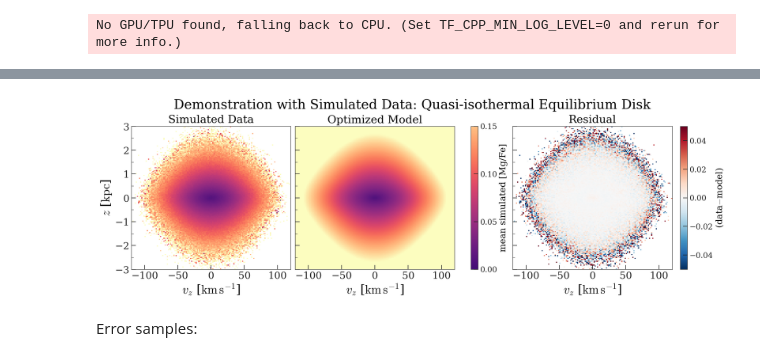
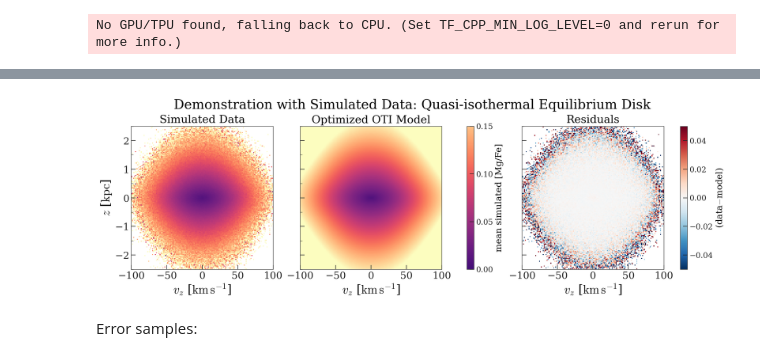
Before and after one commit to adrn/empirical-af, a Jupyter notebook: scripts/Figure-qIso-df.ipynb, the cells around one changed output, grey strips where cells are left out. Cells and saved outputs as stored; diff of their text form; code cells hidden in the pictures.

```diff
--- a/scripts/Figure-qIso-df.ipynb
+++ b/scripts/Figure-qIso-df.ipynb
@@ -94,8 +96,8 @@ oti_data = oti.OTIData(
 )
 # %%
 init_Omega = 0.077 * u.rad / u.Myr
-max_z = 3.0 * u.kpc
-max_vz = 125.0 * u.km / u.s
+max_z = 2.5 * u.kpc
+max_vz = 100.0 * u.km / u.s
 # %%
 max_re = (max_z * np.sqrt(init_Omega)).decompose(galactic)
 max_re.value
@@ -105,7 +107,10 @@ max_re.value
 zbins = np.linspace(-max_z.value, max_z.value, 151) * u.kpc
 vzbins = np.linspace(-max_vz.value, max_vz.value, 151) * u.km / u.s
 zvz_bins = {"pos": zbins, "vel": vzbins}
+
+cdata = oti_data.get_binned_counts(zvz_bins)
 bdata, _ = oti_data.get_binned_label(bins=zvz_bins)
+bdata["mgfe_err"] = sim_mgfe_std / np.sqrt(cdata["counts"])
 # %%
 res = oti_data.get_binned_counts(zvz_bins)
 
@@ -130,9 +138,9 @@ model = SplineLabelModelWrapper(
     label_n_knots=9,
     label0_bounds=(-1.0, 1.0),
     label_grad_sign=1.0,
-    e_n_knots={2: 11, 4: 5, 6: 5},
+    e_n_knots={2: 15, 4: 5},
     e_knots_scale={2: (lambda x: x ** (3 / 2), lambda x: x ** (2 / 3))},
-    e_regularize_sigmas={2: 0.05, 4: 0.05, 6: 0.02},
+    e_regularize_sigmas={2: 0.2, 4: 0.2, 6: 0.02},
 )
 # %% [output]
 No GPU/TPU found, falling back to CPU. (Set TF_CPP_MIN_LOG_LEVEL=0 and rerun for more info.)
@@ -169,9 +177,10 @@ p0
          0.4109502 , 0.4109502 , 0.4109502 , 0.4109502 ])}}
 # %%
 bdata, res = model.run(
-    oti_data,
+    bdata,
     p0=p0,
+    label_name="mgfe",
     bins=zvz_bins,
-    jaxopt_kw=dict(maxiter=32768, tol=1e-12)
+    jaxopt_kw=dict(maxiter=32768, tol=1e-10)
     #     jaxopt_kw=dict(maxiter=16384),
 )
@@ -298,35 +327,36 @@ cs = axes[2].pcolormesh(
 )
 cb = fig.colorbar(cs, ax=axes[2])  # , orientation="horizontal")
 cb.set_label("(data$-$model)", fontsize=cb_labelsize)
 cb.ax.yaxis.set_tick_params(labelsize=14)
 
 # Titles
 axes[0].set_title("Simulated Data", fontsize=20)
-axes[1].set_title("Optimized Model", fontsize=20)
-axes[2].set_title("Residual", fontsize=20)
+axes[1].set_title("Optimized OTI Model", fontsize=20)
+axes[2].set_title("Residuals", fontsize=20)
 fig.suptitle(
     "Demonstration with Simulated Data: Quasi-isothermal Equilibrium Disk", fontsize=24
 )
 
 # Labels
 axes[0].set_ylabel(f"$z$ [{u.kpc:latex_inline}]")
 for ax in axes:
     ax.set_xlabel(f"$v_z$ [{u.km/u.s:latex_inline}]")
 
 # Ticks
 axes[0].set_xticks(np.arange(-100, 100 + 1, 50))
 axes[0].set_xticks(np.arange(-100, 100 + 1, 50), minor=True)
 axes[1].set_yticks(np.arange(-3, 3 + 1e-3, 1))
 axes[1].set_yticks(np.arange(-3, 3 + 1e-3, 0.5), minor=True)
 
-axes[0].set_xlim(-120, 120)
+axes[0].set_xlim(-100, 100)
+axes[0].set_ylim(-2.5, 2.5)
 
 # for ax in axes:
 #     ax.set_aspect(2 * np.pi / Omega.value)
 
 fig.savefig(
     "../tex/figures/qiso-data-model.pdf", dpi=250, pad_inches=0.1, bbox_inches="tight"
 )
 # %% [output]
-[figure, old version]
+[figure, new version]
 # %%
```
Also changed, not shown: parts of 28 cells of this notebook, 6 other files.
